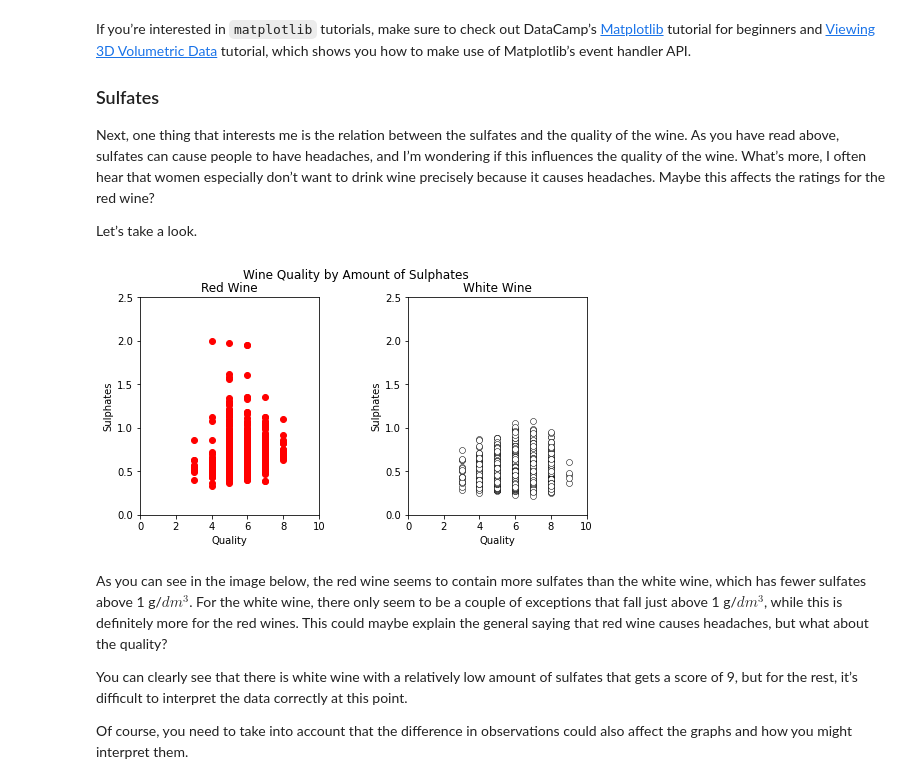
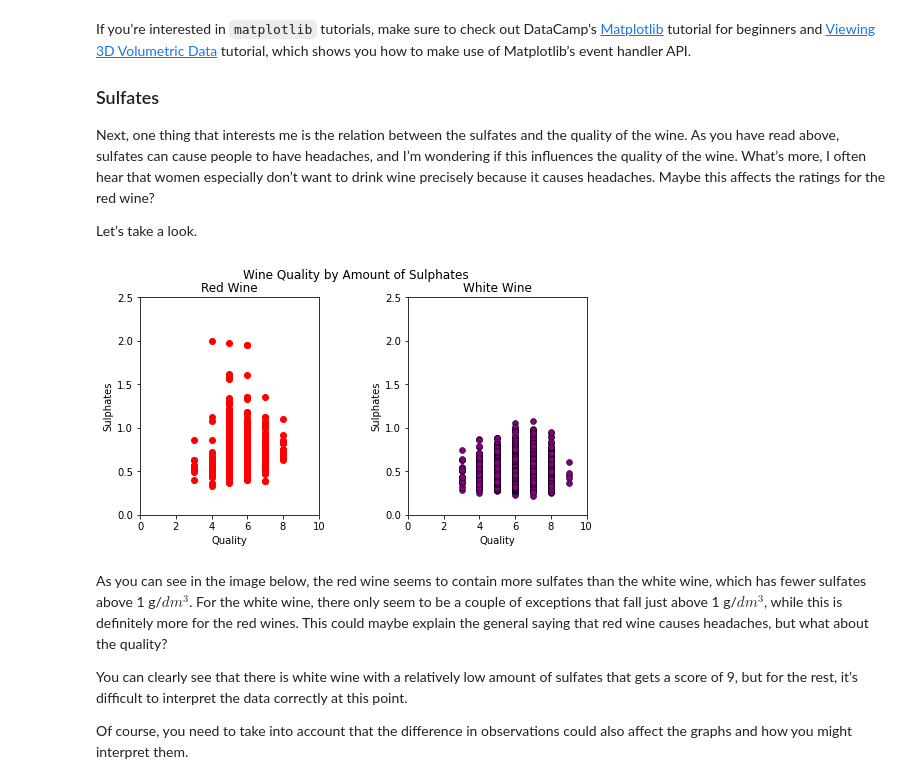
Before and after one commit to maysoon1221/AI_Surestart_MIT, a Jupyter notebook: Day 7/Keras Tutorial/notebook.ipynb, the cells around one changed output. Drawn from its saved outputs; the diff is of its cells as text; code cells hidden in the pictures.

```diff
--- a/Day 7/Keras Tutorial/notebook.ipynb
+++ b/Day 7/Keras Tutorial/notebook.ipynb
@@ -501,27 +501,27 @@ Let’s take a look.
 # %%
 import matplotlib.pyplot as plt
 
 fig, ax = plt.subplots(1, 2, figsize=(8, 4))
 
 ax[0].scatter(red['quality'], red["sulphates"], color="red")
-ax[1].scatter(white['quality'], white['sulphates'], color="white", edgecolors="black", lw=0.5)
+ax[1].scatter(white['quality'], white['sulphates'], color="purple", edgecolors="black", lw=0.5)
 
 ax[0].set_title("Red Wine")
 ax[1].set_title("White Wine")
 ax[0].set_xlabel("Quality")
 ax[1].set_xlabel("Quality")
 ax[0].set_ylabel("Sulphates")
 ax[1].set_ylabel("Sulphates")
 ax[0].set_xlim([0,10])
 ax[1].set_xlim([0,10])
 ax[0].set_ylim([0,2.5])
 ax[1].set_ylim([0,2.5])
 fig.subplots_adjust(wspace=0.5)
 fig.suptitle("Wine Quality by Amount of Sulphates")
 
 plt.show()
 # %% [output]
-[figure, old version]
+[figure, new version]
 # %% [markdown]
 As you can see in the image below, the red wine seems to contain more
 sulfates than the white wine, which has fewer sulfates above 1 g/<span
```
Also changed, not shown: parts of 29 cells of this notebook, 2 other files.
